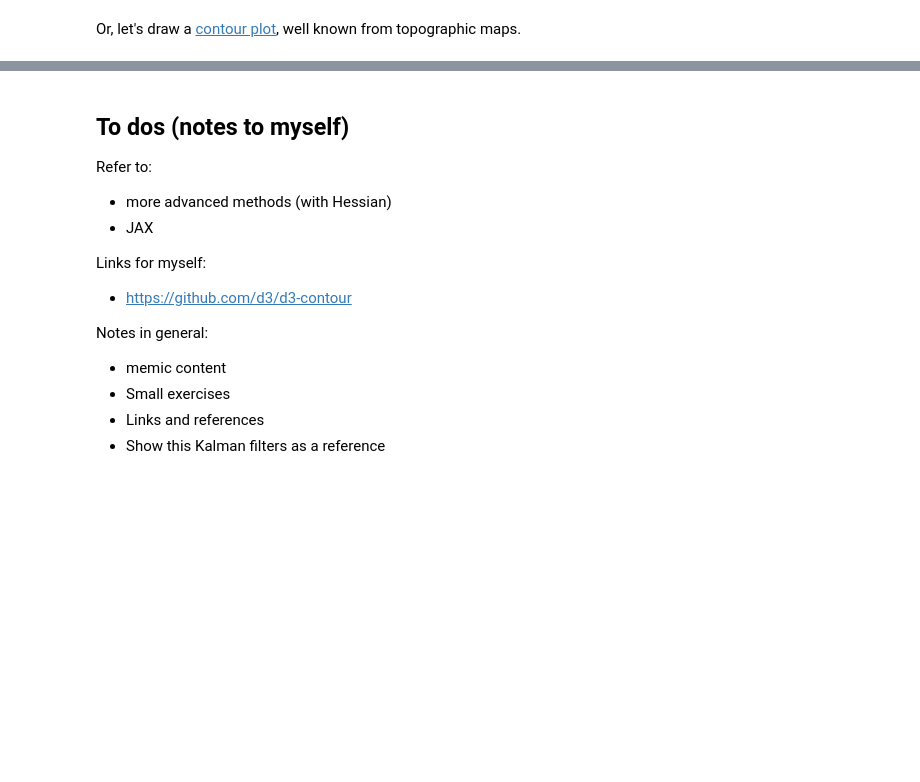
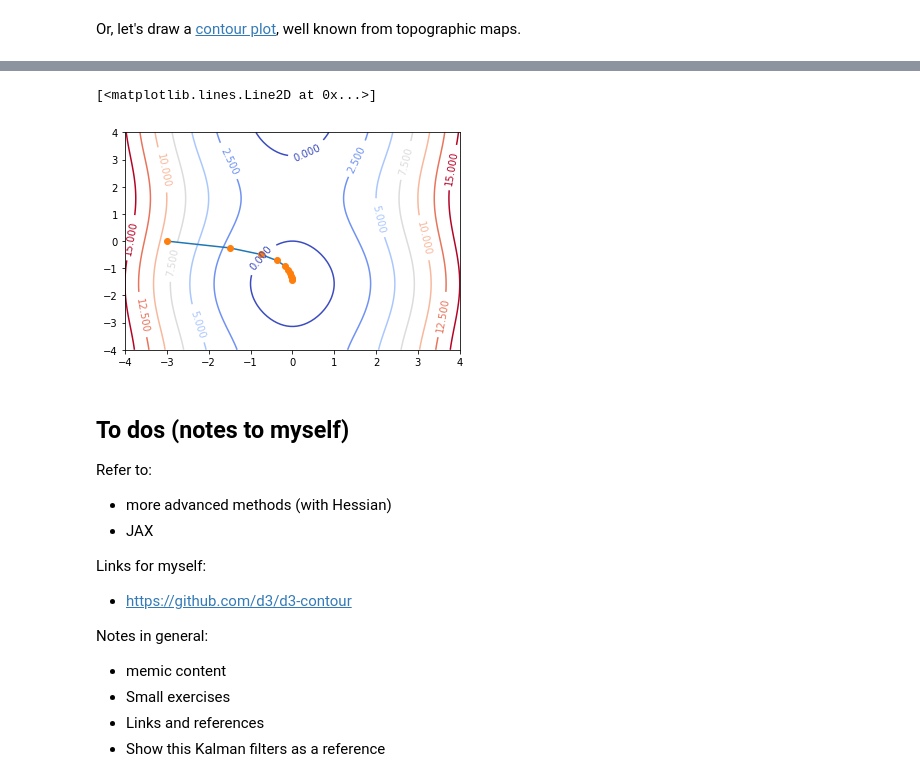
Before and after one commit to stared/thinking-in-tensors-writing-in-pytorch, a Jupyter notebook: 3 Gradient Descent.ipynb, the cells around one changed output, grey strips where cells are left out. Drawn from its saved outputs; the diff is of its cells as text; code cells hidden in the pictures; blank space fills up the shorter version.

```diff
--- a/3 Gradient Descent.ipynb
+++ b/3 Gradient Descent.ipynb
@@ -157,6 +206,6 @@ plt.clabel(cs, inline=1, fontsize=10)
 # %%
 lr = 0.25
-v = [-2., -2.]
+v = [-3., 0.]
 
 xs = [v[0]]
 ys = [v[1]]
@@ -173,6 +222,11 @@ for i in range(10):
 # %%
 cs = plt.contour(X0, X1, X0**2 + np.sin(X1), cmap='coolwarm')
 plt.clabel(cs, inline=1, fontsize=10)
+plt.plot(xs, ys, '-')
+plt.plot(xs, ys, 'o')
+# %% [output]
+[<matplotlib.lines.Line2D at 0x...>]
+[figure, added]
 # %% [markdown]
 ## To dos (notes to myself)
 
```
Also changed, not shown: parts of 11 cells of this notebook, 6 other files.
